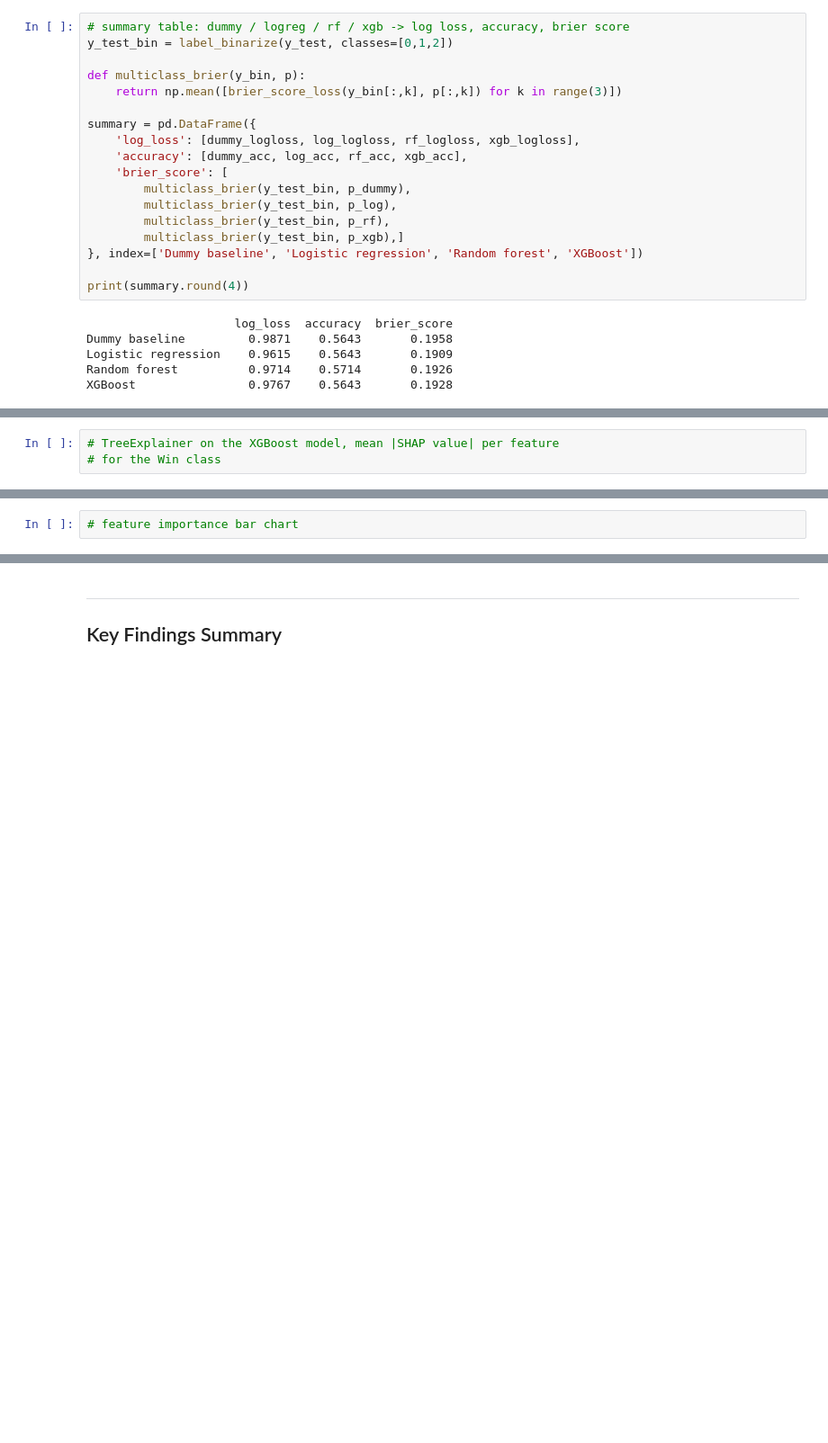
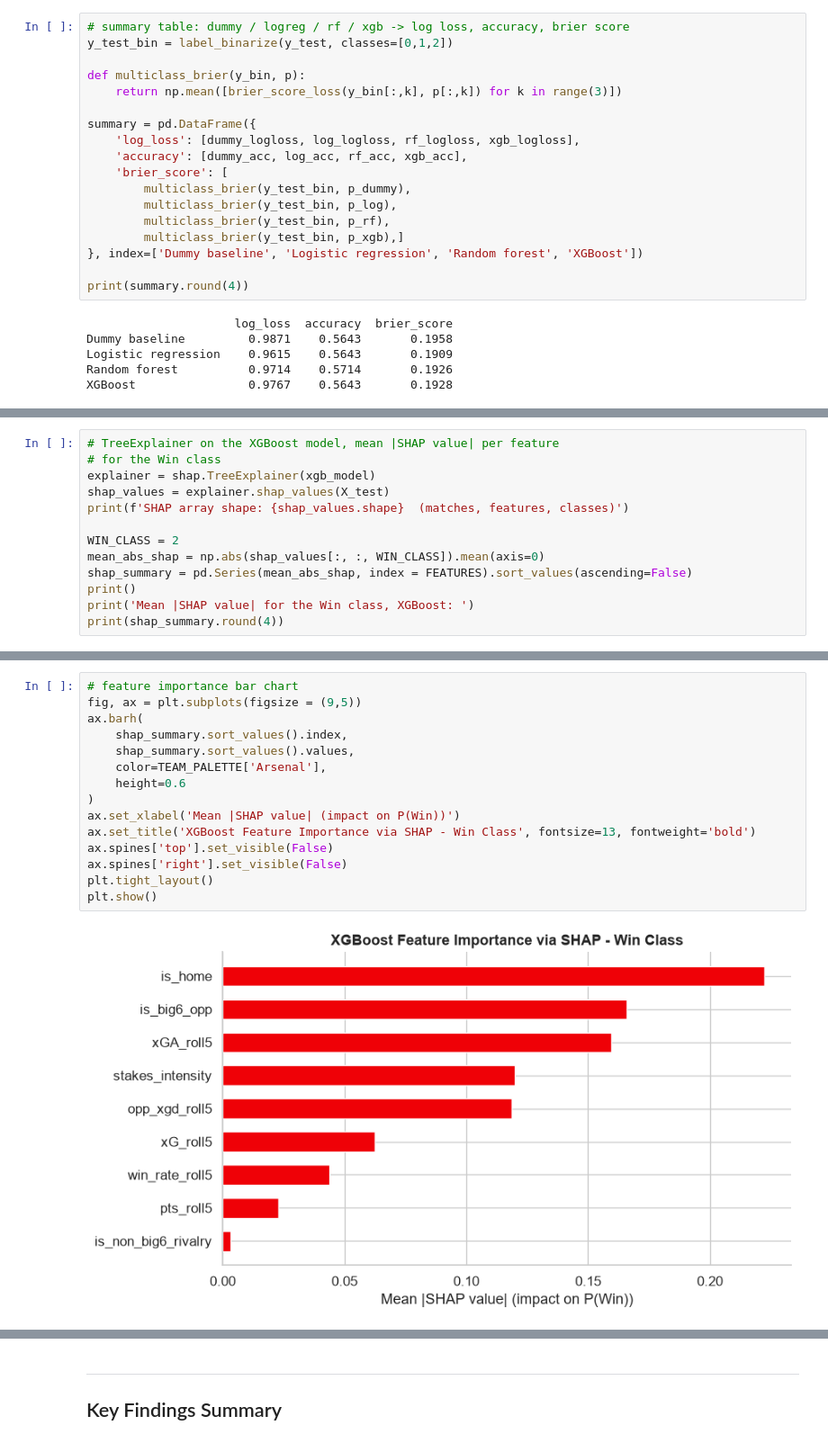
Before and after one commit to ChTej00/Arsenal-Bottle, a Jupyter notebook: notebooks/06_predictive_modeling.ipynb, the cells around one changed output, grey strips where cells are left out. Shown at 90% size. Cells and saved outputs as stored; diff of their text form; blank space fills up the shorter version.

```diff
--- a/notebooks/06_predictive_modeling.ipynb
+++ b/notebooks/06_predictive_modeling.ipynb
@@ -511,3 +546,13 @@ XGBoost                0.9767    0.5643       0.1928
 # %%
 # TreeExplainer on the XGBoost model, mean |SHAP value| per feature
 # for the Win class
+explainer = shap.TreeExplainer(xgb_model)
+shap_values = explainer.shap_values(X_test)
+print(f'SHAP array shape: {shap_values.shape}  (matches, features, classes)')
+
+WIN_CLASS = 2
+mean_abs_shap = np.abs(shap_values[:, :, WIN_CLASS]).mean(axis=0)
+shap_summary = pd.Series(mean_abs_shap, index = FEATURES).sort_values(ascending=False)
+print()
+print('Mean |SHAP value| for the Win class, XGBoost: ')
+print(shap_summary.round(4))
@@ -514,4 +573,19 @@ XGBoost                0.9767    0.5643       0.1928
 # %%
 # feature importance bar chart
+fig, ax = plt.subplots(figsize = (9,5))
+ax.barh(
+    shap_summary.sort_values().index,
+    shap_summary.sort_values().values,
+    color=TEAM_PALETTE['Arsenal'],
+    height=0.6
+)
+ax.set_xlabel('Mean |SHAP value| (impact on P(Win))')
+ax.set_title('XGBoost Feature Importance via SHAP - Win Class', fontsize=13, fontweight='bold')
+ax.spines['top'].set_visible(False)
+ax.spines['right'].set_visible(False)
+plt.tight_layout()
+plt.show()
+# %% [output]
+[figure, added]
 # %% [markdown]
 ### Reading Section L
```
Also changed, not shown: parts of 23 cells of this notebook.
